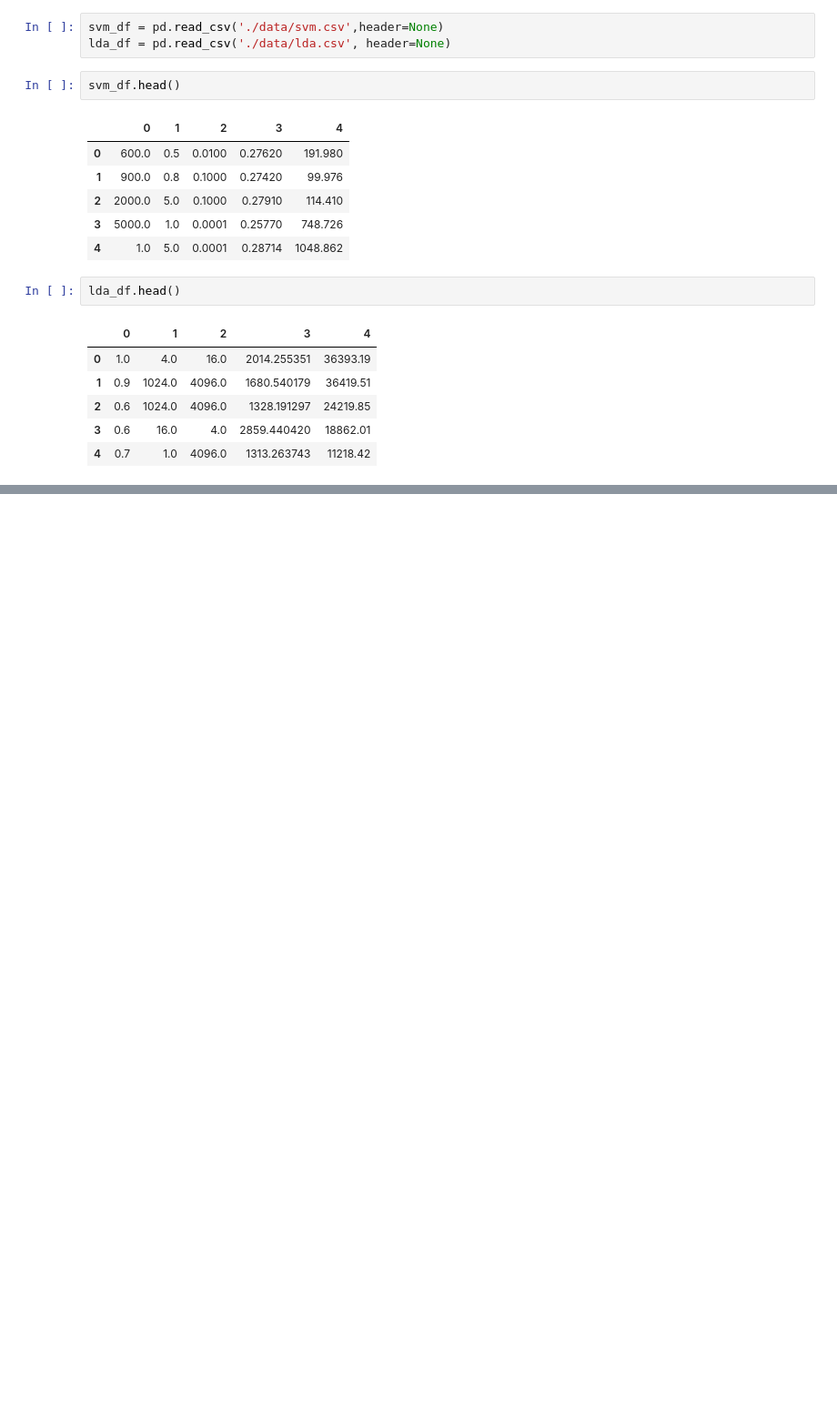
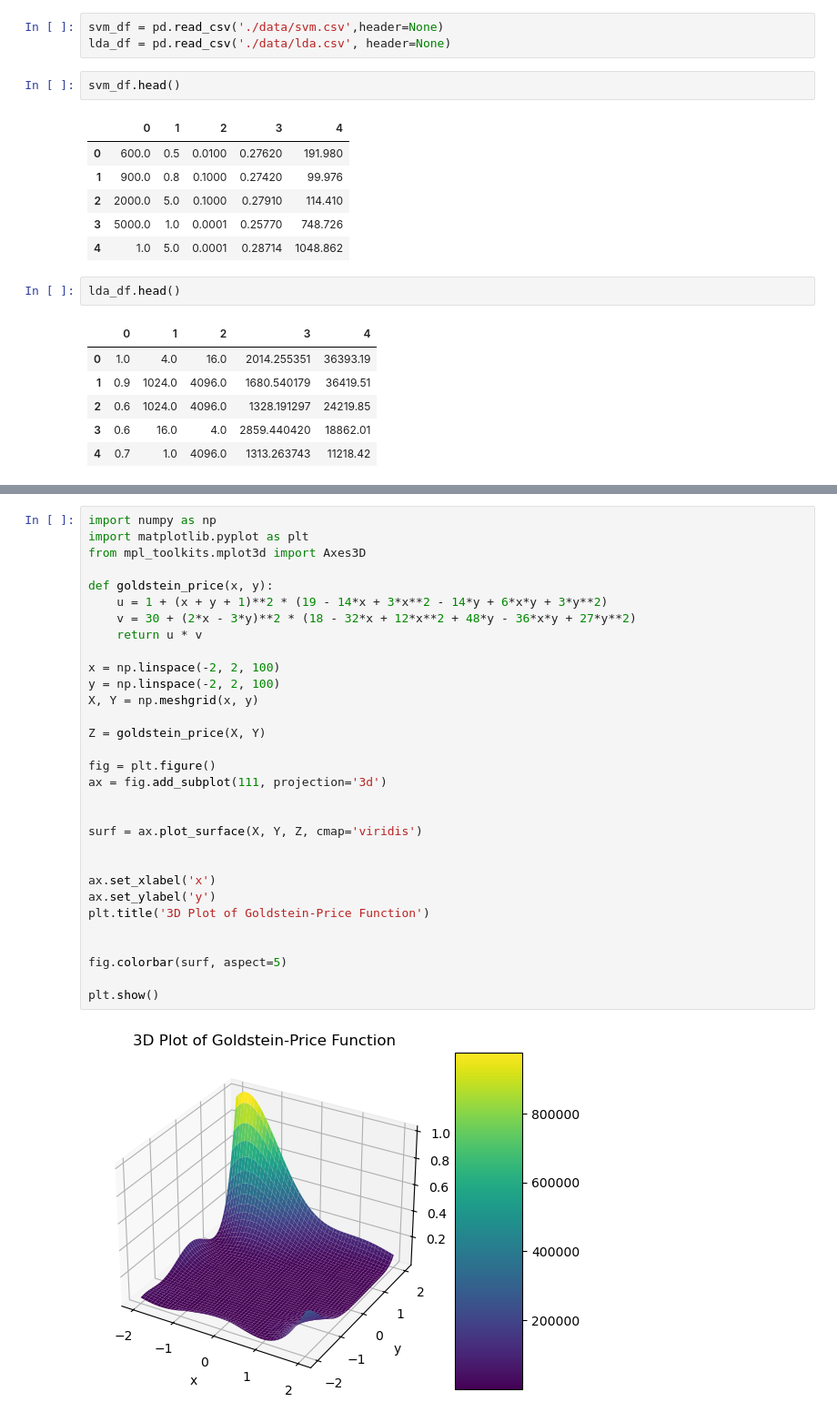
Before and after one commit to epweil/CSE515_Project, a Jupyter notebook: start.ipynb, the cells around one changed output, grey strips where cells are left out. Shown at 91% size. Drawn from its saved outputs; the diff is of its cells as text; blank space fills up the shorter version.

Commit message:
GP Model for Goldstein-Price

```diff
--- a/start.ipynb
+++ b/start.ipynb
@@ -42,0 +45,33 @@ plt.show()
+# %%
+import numpy as np
+import matplotlib.pyplot as plt
+from mpl_toolkits.mplot3d import Axes3D
+
+def goldstein_price(x, y):
+    u = 1 + (x + y + 1)**2 * (19 - 14*x + 3*x**2 - 14*y + 6*x*y + 3*y**2)
+    v = 30 + (2*x - 3*y)**2 * (18 - 32*x + 12*x**2 + 48*y - 36*x*y + 27*y**2)
+    return u * v
+
+x = np.linspace(-2, 2, 100)
+y = np.linspace(-2, 2, 100)
+X, Y = np.meshgrid(x, y)
+
+Z = goldstein_price(X, Y)
+
+fig = plt.figure()
+ax = fig.add_subplot(111, projection='3d')
+
+
+surf = ax.plot_surface(X, Y, Z, cmap='viridis')
+
+
+ax.set_xlabel('x')
+ax.set_ylabel('y')
+plt.title('3D Plot of Goldstein-Price Function')
+
+
+fig.colorbar(surf, aspect=5)
+
+plt.show()
+# %% [output]
+[figure, added]
```
Also changed, not shown: parts of 20 cells of this notebook, 2 other files.
